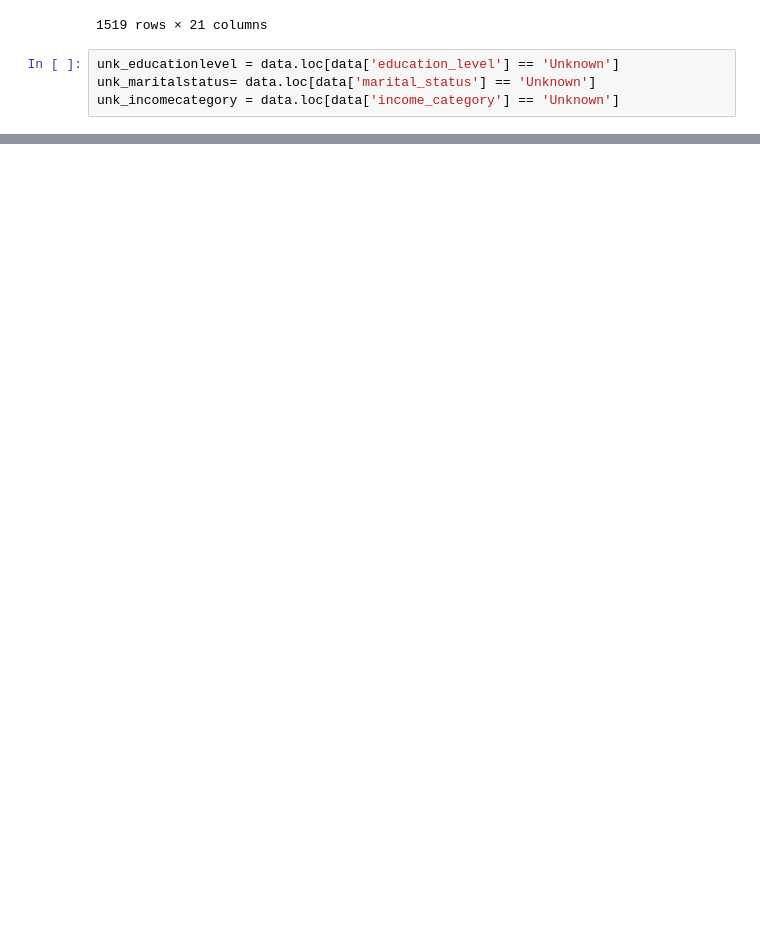
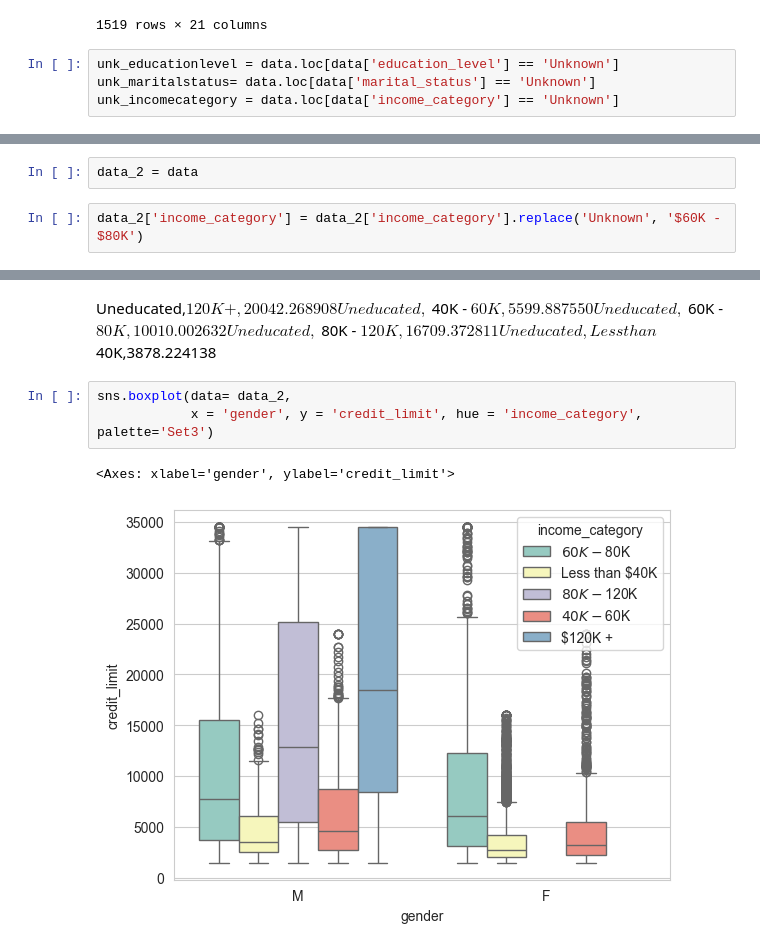
Before and after one commit to estef026/ProyectoChurn2, a Jupyter notebook: EDA - Estefania.ipynb, the cells around one changed output, grey strips where cells are left out. Saved outputs shown, nothing was run; the diff lists cells and outputs as text; blank space fills up the shorter version.

```diff
--- a/EDA - Estefania.ipynb
+++ b/EDA - Estefania.ipynb
@@ -481,0 +515,4 @@ Unknown,F,Silver,34516.0
+# %%
+data_2 = data
+# %%
+data_2['income_category'] = data_2['income_category'].replace('Unknown', '$60K - $80K')
@@ -481,0 +595,12 @@ Unknown,F,Silver,34516.0
+# %% [markdown]
+Uneducated,$120K +,20042.268908
+Uneducated,$40K - $60K,5599.887550
+Uneducated,$60K - $80K,10010.002632
+Uneducated,$80K - $120K,16709.372811
+Uneducated,Less than $40K,3878.224138
+# %%
+sns.boxplot(data= data_2,
+            x = 'gender', y = 'credit_limit', hue = 'income_category', palette='Set3')
+# %% [output]
+<Axes: xlabel='gender', ylabel='credit_limit'>
+[figure, added]
```
Also changed, not shown: parts of 11 cells of this notebook.
